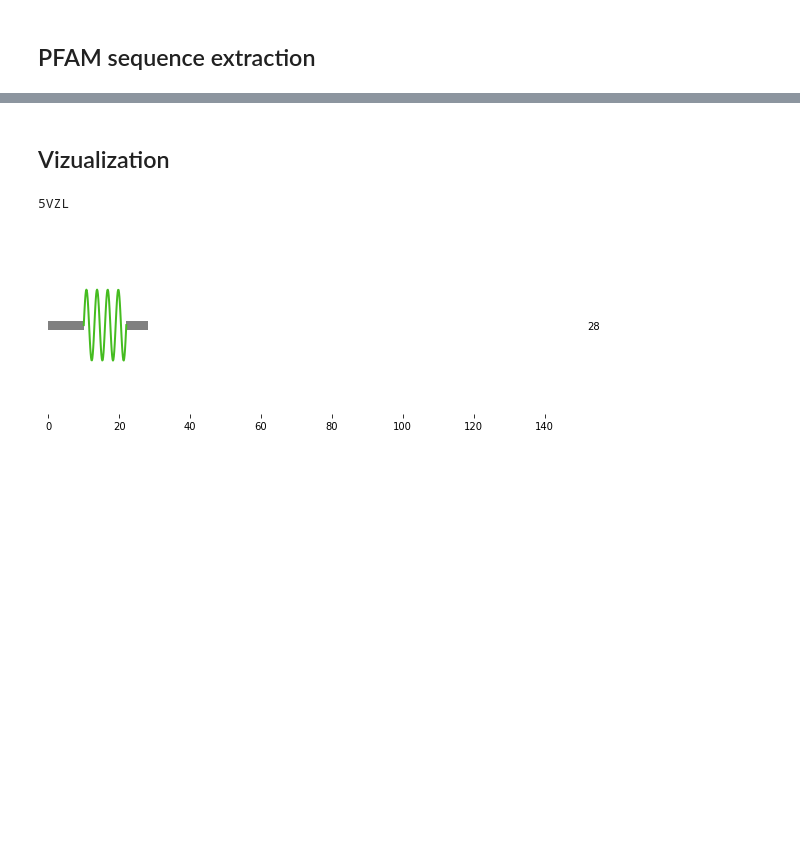
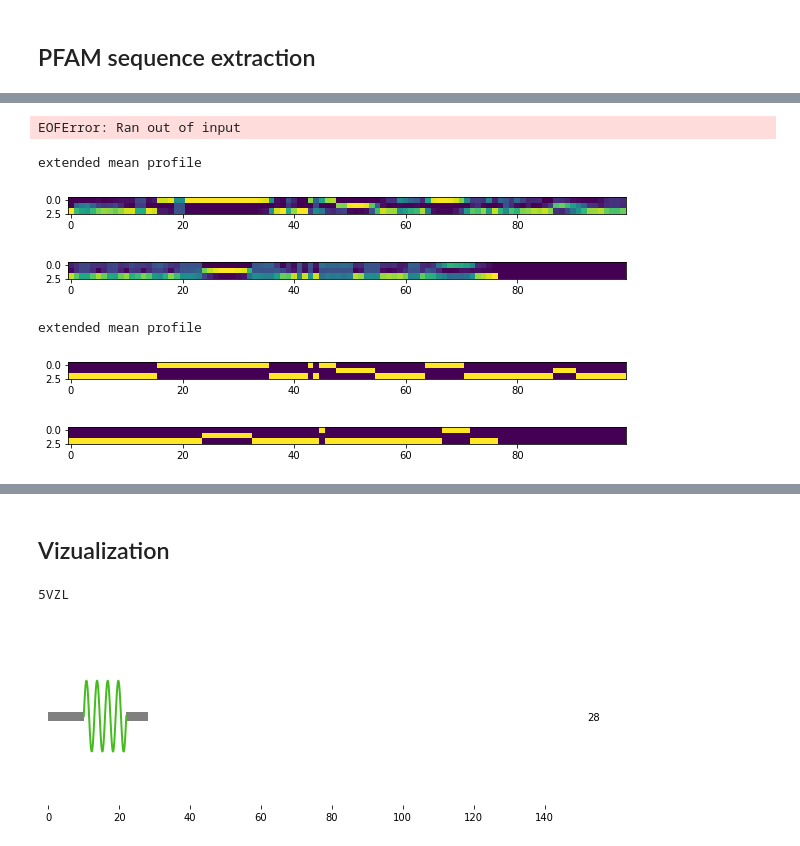
Before and after one commit to CyrilMa/ssqa, a Jupyter notebook: notebooks/dataviz.ipynb, the cells around one changed output, grey strips where cells are left out. Saved outputs shown, nothing was run; the diff lists cells and outputs as text; code cells hidden in the pictures; blank space fills up the shorter version.

```diff
--- a/notebooks/dataviz.ipynb
+++ b/notebooks/dataviz.ipynb
@@ -131,0 +166,34 @@ profiles
+# %%
+ss3 = pickle.load(open(f"{DATA}/{DATASET}/ss3.pkl", "rb"))
+# %% [output]
+EOFError: Ran out of input
+# %%
+aligned_ss3 = torch.zeros((len(dataset), 3, 100*(N//100+1)))
+
+for i, (k, s) in enumerate(zip(pfam_aligned_seqs.keys(), ss3)):
+    idx = np.where(pfam_aligned_seqs[k] > 0)[0]
+    aligned_ss3[i, :,idx] = s
+# %%
+print(), print("extended mean profile"), print()
+hotpoints3 = aligned_ss3.sum(0)
+x = (1+hotpoints3)/(1+hotpoints3).sum(0)
+x[:,N:] = 0
+for i in range(N//100 + 1):
+    plt.figure(figsize = (10, 3))
+    plt.imshow(x[:, 100*i:100*(i+1)])
+    plt.show()
+
+print(), print("extended mean profile"), print()
+x = to_onehot(hotpoints3.argmax(0), (None,3)).T
+x[:,N:] = 0
+for i in range(N//100 + 1):
+    plt.figure(figsize = (10, 3))
+    plt.imshow(x[:, 100*i:100*(i+1)])
+    plt.show()
+# %% [output]
+extended mean profile
+[figure, added]
+[figure, added]
+extended mean profile
+[figure, added]
+[figure, added]
```
Also changed, not shown: parts of 8 cells of this notebook, 8 other files.
